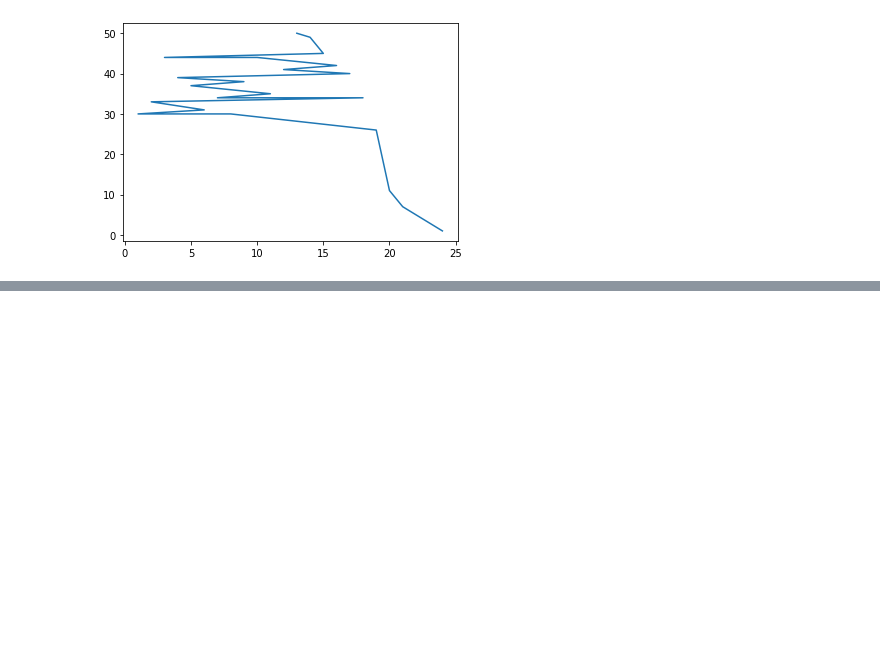
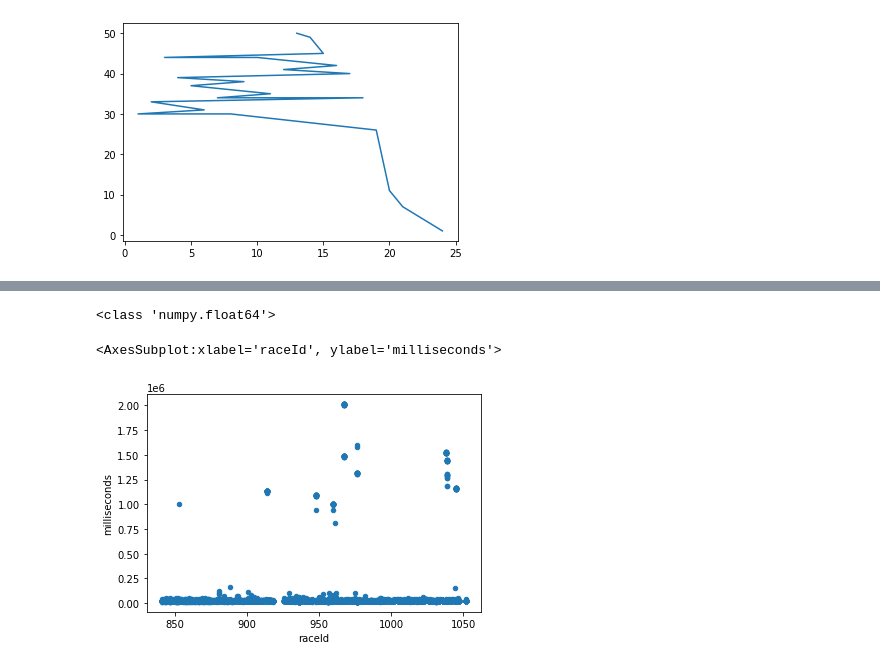
Before and after one commit to diao1010/2021_Spring_finals, a Jupyter notebook: hypothesis1.ipynb, the cells around one changed output, grey strips where cells are left out. Cells and saved outputs as stored; diff of their text form; code cells hidden in the pictures; blank space fills up the shorter version.

```diff
--- a/hypothesis1.ipynb
+++ b/hypothesis1.ipynb
@@ -145,0 +164,2 @@ three_stop["position"].value_counts().plot()
+# %%
+stop_time = pitstops_file[["raceId","milliseconds"]]
@@ -145,0 +169,4 @@ three_stop["position"].value_counts().plot()
+# %%
+int_time = stop_time["milliseconds"].astype(float)
+stop_time["milliseconds"] = int_time
+stop_time
@@ -145,0 +192,9 @@ three_stop["position"].value_counts().plot()
+# %%
+print(type(stop_time.loc[1,"milliseconds"]))
+# %% [output]
+<class 'numpy.float64'>
+# %%
+stop_time.plot.scatter(x='raceId', y='milliseconds')
+# %% [output]
+<AxesSubplot:xlabel='raceId', ylabel='milliseconds'>
+[figure, added]
```
Also changed, not shown: parts of 5 cells of this notebook, 1 other file.
